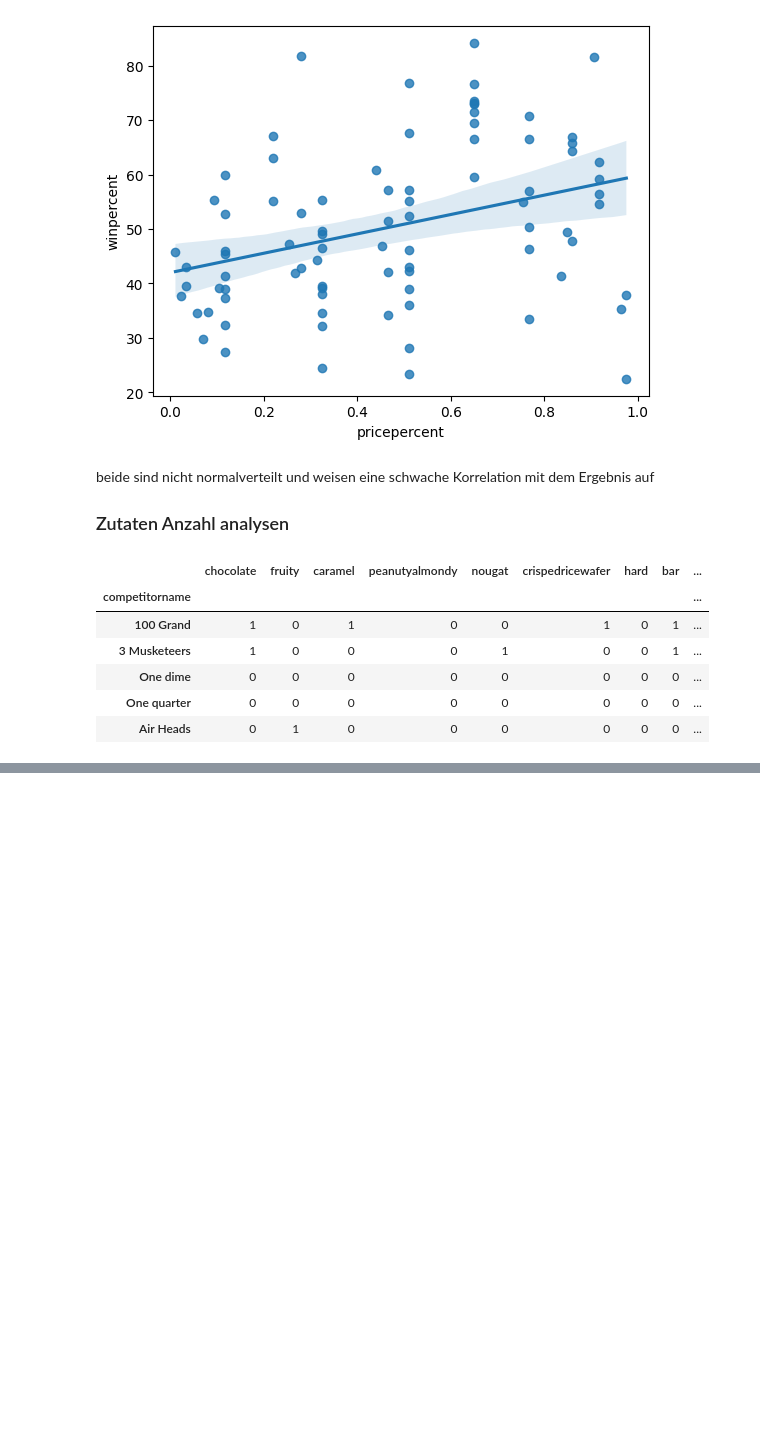
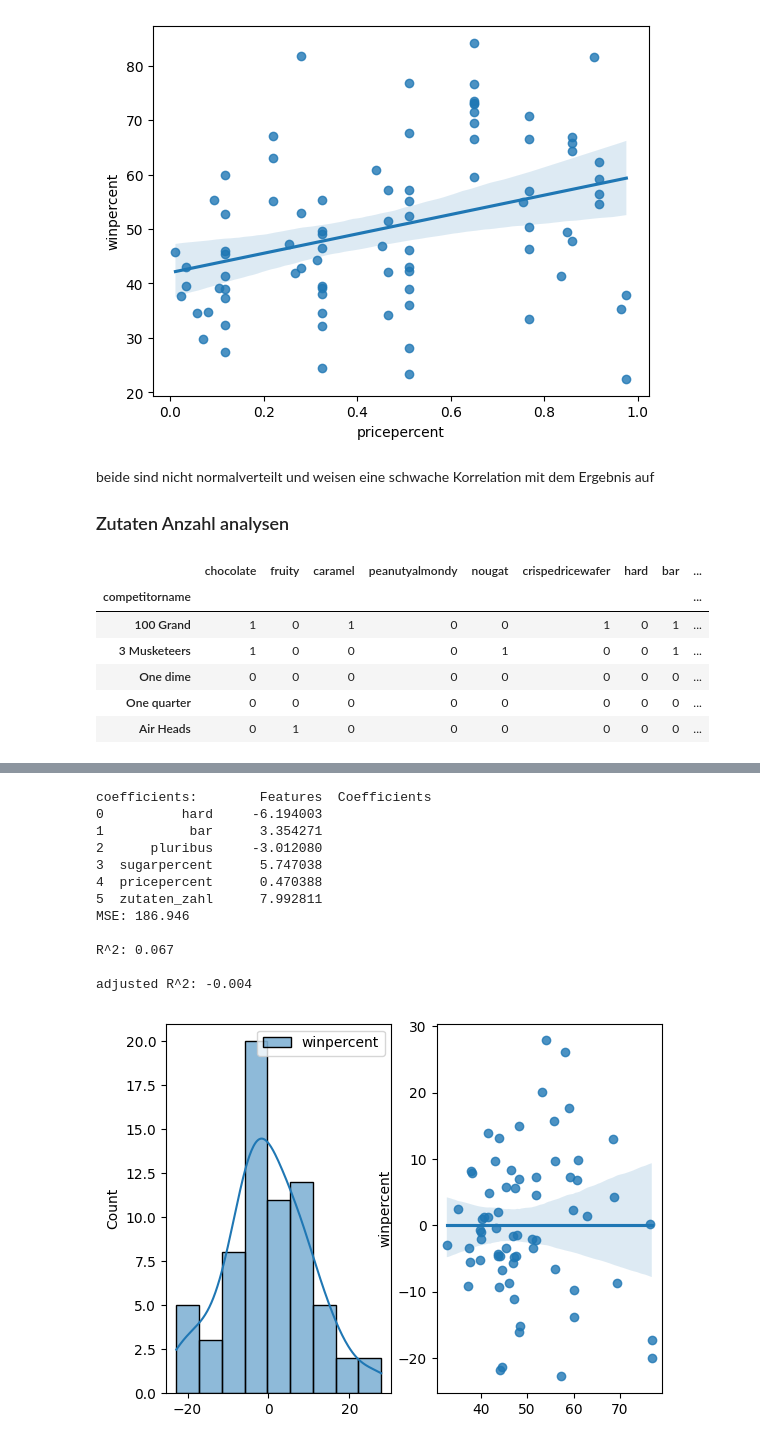
Before and after one commit to amanda8412383/candy_ranking, a Jupyter notebook: etl.ipynb, the cells around one changed output, grey strips where cells are left out. Saved outputs shown, nothing was run; the diff lists cells and outputs as text; code cells hidden in the pictures; blank space fills up the shorter version.

```diff
--- a/etl.ipynb
+++ b/etl.ipynb
@@ -92,0 +267,20 @@ Es sieht so aus, als hätte Beliebt Süßwaren ungefähr zwei Zutaten, enthält
+# %%
+#effekt der zutaten anzahlen, nihmt zutaten aus um Multikollinearität zu vermeiden
+x2 = df_anzahl.loc[:, ~df_anzahl.columns.isin(['winpercent', 'winquantile'] + zutaten)]
+y = df_anzahl[['winpercent']]
+lr_x2 = linear_regression()
+lr_x2.linear_regression_on_y(x2, y)
+# %% [output]
+coefficients:        Features  Coefficients
+0          hard     -6.194003
+1           bar      3.354271
+2      pluribus     -3.012080
+3  sugarpercent      5.747038
+4  pricepercent      0.470388
+5  zutaten_zahl      7.992811
+MSE: 186.946
+
+R^2: 0.067
+
+adjusted R^2: -0.004
+[figure, added]
```
Also changed, not shown: parts of 13 cells of this notebook.
